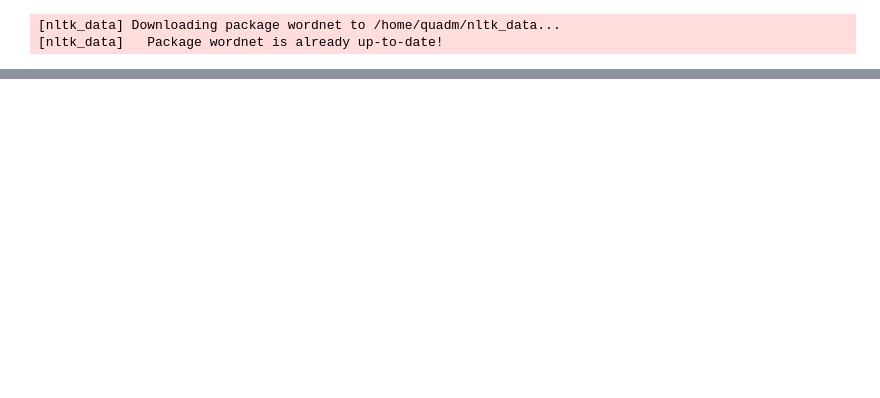
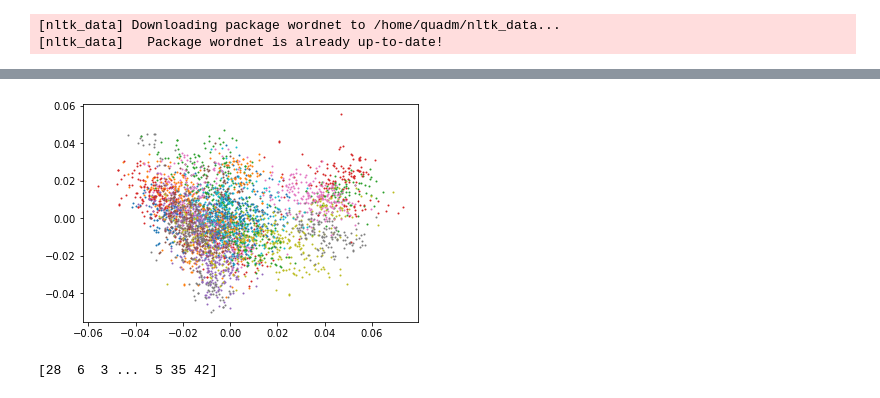
Before and after one commit to QMux/cmpe-255-project, a Jupyter notebook: Initial Data Exploration.ipynb, the cells around one changed output, grey strips where cells are left out. Drawn from its saved outputs; the diff is of its cells as text; code cells hidden in the pictures; blank space fills up the shorter version.

```diff
--- a/Initial Data Exploration.ipynb
+++ b/Initial Data Exploration.ipynb
@@ -82,9 +61,17 @@ sse.append(kmeans.inertia_)
 # %%
-df = pd.DataFrame(transform)
-df['Labels'] = kmeans.labels_
-df.head()
-group = df[df['Labels'] == 0]
+from sklearn.decomposition import PCA
+from sklearn.cluster import KMeans
 
-for i in range(n_clusters):
-    group = df[df['Labels'] == i]
-    plt.scatter(group[0], group[1], s=1)
+def plotKMeans(n_clusters, data):
+    pca = PCA(n_components=2)
+    transform = pca.fit_transform(data)
+    kmeans = KMeans(n_clusters=n_clusters, random_state=0).fit(data)
+    df = pd.DataFrame(transform)
+    df['Labels'] = kmeans.labels_
+
+    for i in range(n_clusters):
+        group = df[df['Labels'] == i]
+        plt.scatter(group[0], group[1], s=1)
+    return df
+
+#plotKMeans(1000, norm_wv)
@@ -101,9 +86,23 @@ for corp in tqdm(train_corpus):
     training_data.append(n)
 # %%
 import sklearn
+from sklearn.decomposition import TruncatedSVD
+
 X = np.asarray(training_data)
-for i in X:
-    article = article / sum(article)
+for i in range(len(X)):
+    X[i] = X[i] / sum(X[i])
+
+# Perform SVD
+svd = TruncatedSVD(n_components=20)
+svd.fit(X)
+X = svd.transform(X)
+
+#Check explained variance
+k = svd.explained_variance_ratio_
+s = 0
+for i in k:
+    s+=i
+print(s)
 
 y_labels = range(50)
 y_labels = list(np.repeat(y_labels, 50))*2
@@ -133,0 +114,8 @@ X_train, X_test, y_train, y_test = sklearn.model_selection.train_test_split(X,y_
+# %%
+y = plotKMeans(50, X_train)
+# %% [output]
+[figure, added]
+# %%
+print(y_train)
+# %% [output]
+[28  6  3 ...  5 35 42]
```
Also changed, not shown: parts of 11 cells of this notebook.
